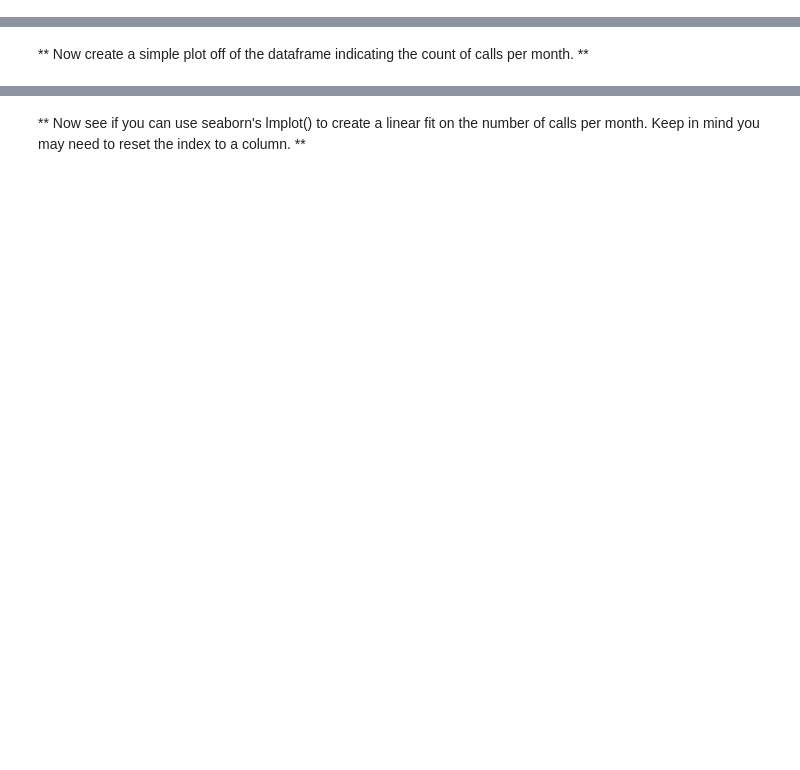
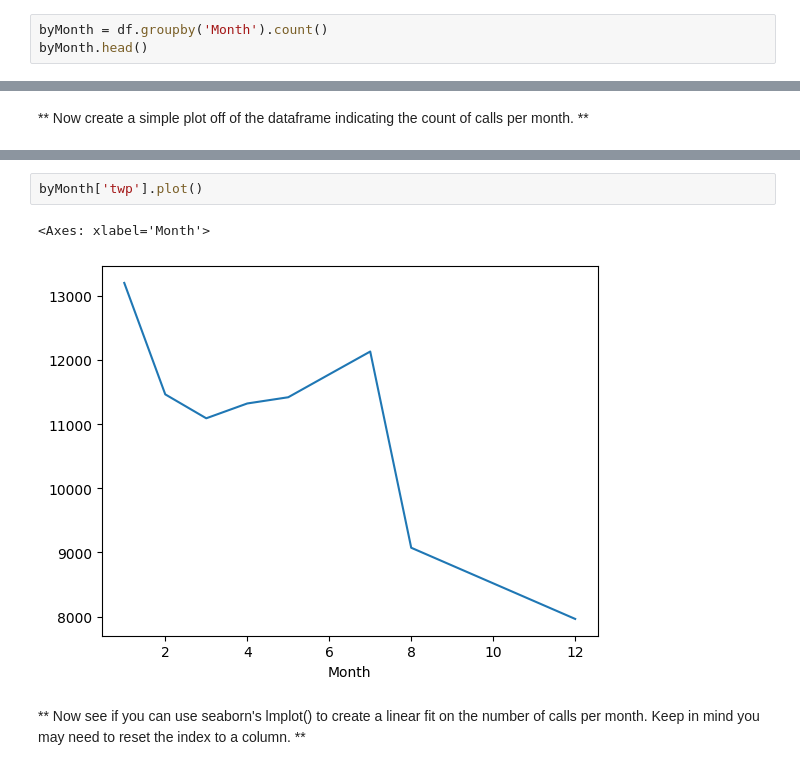
Before and after one commit to craftstl97/911-Calls-Analysis-Project, a Jupyter notebook: 911 Calls Data Project.ipynb, the cells around one changed output, grey strips where cells are left out. Saved outputs shown, nothing was run; the diff lists cells and outputs as text; blank space fills up the shorter version.

```diff
--- a/911 Calls Data Project.ipynb
+++ b/911 Calls Data Project.ipynb
@@ -227,0 +217,3 @@ _____
+# %%
+byMonth = df.groupby('Month').count()
+byMonth.head()
@@ -234,2 +230,7 @@ _____
+# %%
+byMonth['twp'].plot()
+# %% [output]
+<Axes: xlabel='Month'>
+[figure, added]
 # %% [markdown]
 ** Now see if you can use seaborn's lmplot() to create a linear fit on the number of calls per month. Keep in mind you may need to reset the index to a column. **
```
Also changed, not shown: parts of 31 cells of this notebook.
